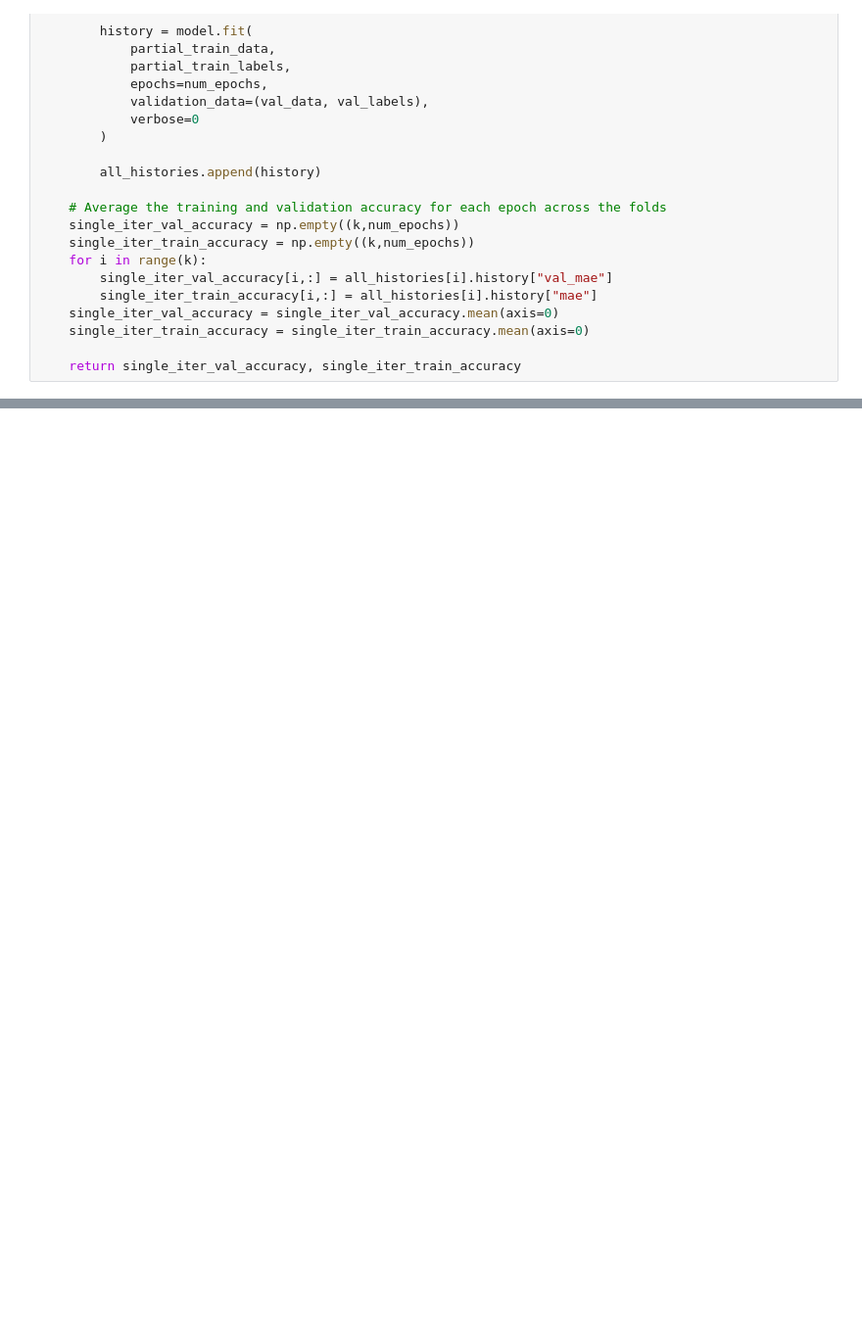
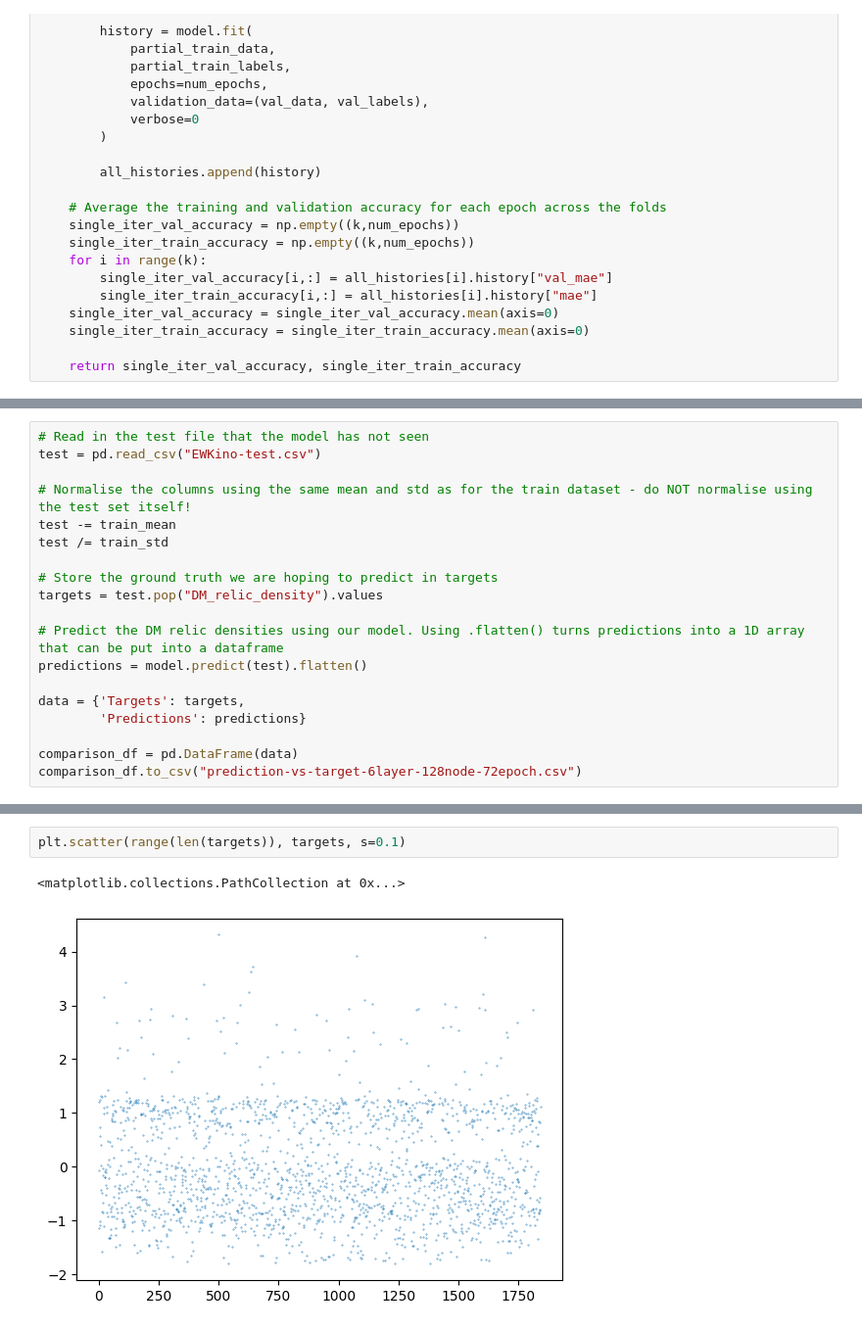
Before and after one commit to benvlasto/MPhys-Project, a Jupyter notebook: dark-matter-relic-density-model.ipynb, the cells around one changed output, grey strips where cells are left out. Shown: that part at 98% size. Cells and saved outputs as stored; diff of their text form; blank space fills up the shorter version.

```diff
--- a/dark-matter-relic-density-model.ipynb
+++ b/dark-matter-relic-density-model.ipynb
@@ -138,0 +161,19 @@ plt.show()
+# %%
+# Read in the test file that the model has not seen
+test = pd.read_csv("EWKino-test.csv")
+
+# Normalise the columns using the same mean and std as for the train dataset - do NOT normalise using the test set itself!
+test -= train_mean
+test /= train_std
+
+# Store the ground truth we are hoping to predict in targets
+targets = test.pop("DM_relic_density").values
+
+# Predict the DM relic densities using our model. Using .flatten() turns predictions into a 1D array that can be put into a dataframe
+predictions = model.predict(test).flatten()
+
+data = {'Targets': targets,
+        'Predictions': predictions}
+
+comparison_df = pd.DataFrame(data)
+comparison_df.to_csv("prediction-vs-target-6layer-128node-72epoch.csv")
@@ -138,0 +182,5 @@ plt.show()
+# %%
+plt.scatter(range(len(targets)), targets, s=0.1)
+# %% [output]
+<matplotlib.collections.PathCollection at 0x...>
+[figure, added]
```
Also changed, not shown: parts of 11 cells of this notebook, 2 other files.
